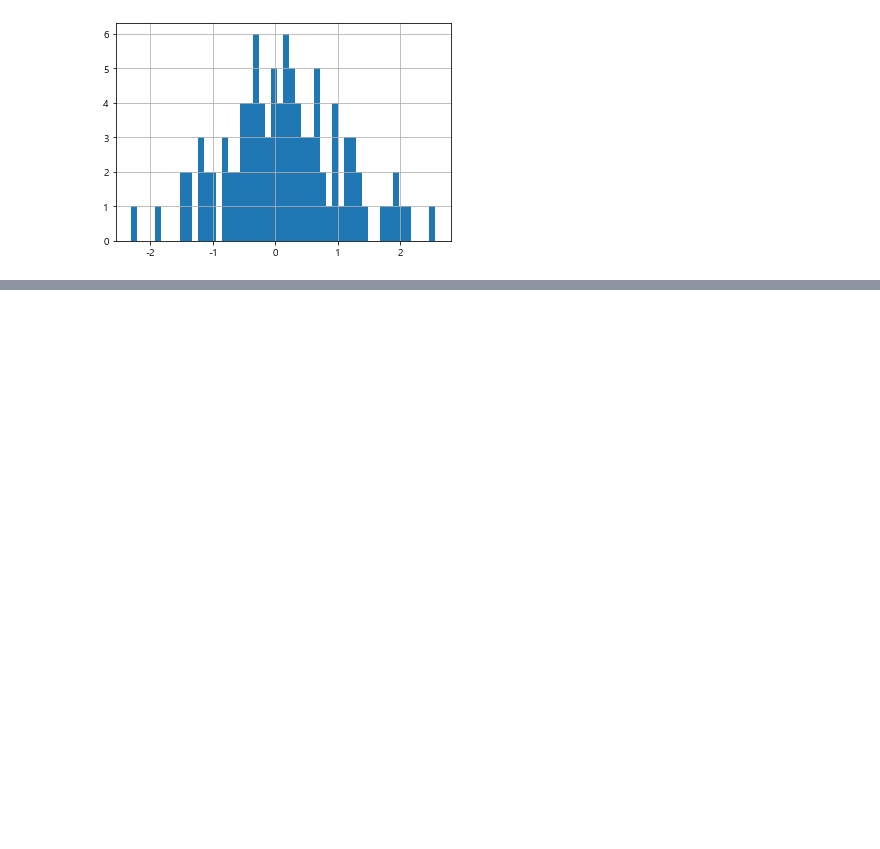
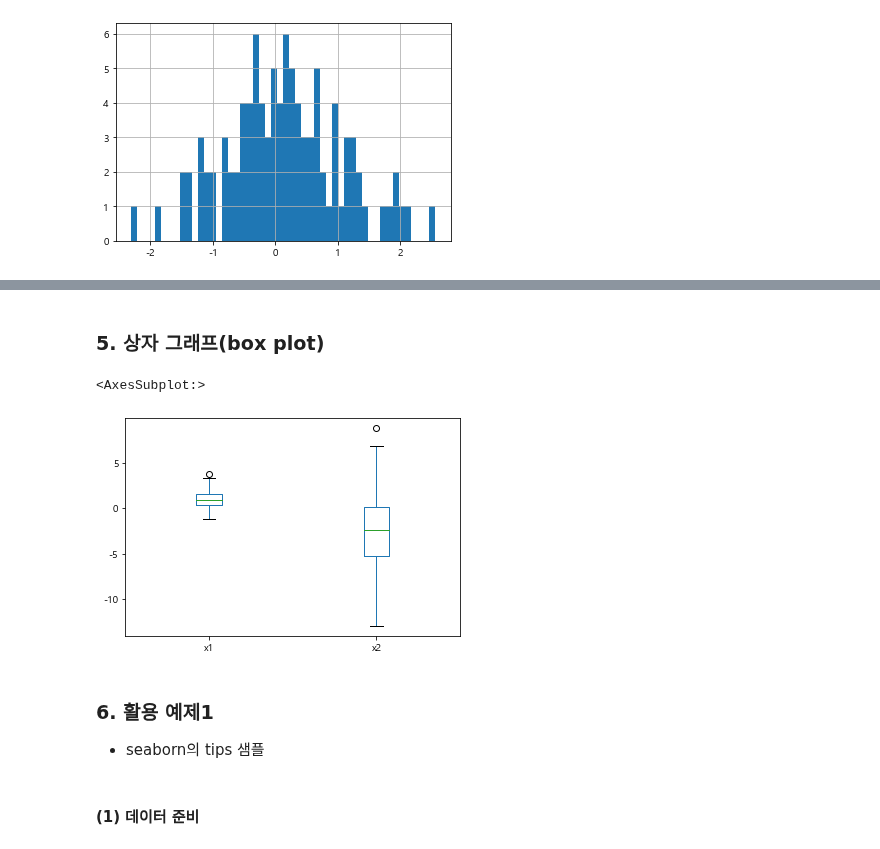
Before and after one commit to NikeLee/pythonwork, a Jupyter notebook: analysis/3_matplotlib.ipynb, the cells around one changed output, grey strips where cells are left out. Saved outputs shown, nothing was run; the diff lists cells and outputs as text; code cells hidden in the pictures; blank space fills up the shorter version.

```diff
--- a/analysis/3_matplotlib.ipynb
+++ b/analysis/3_matplotlib.ipynb
@@ -93,0 +116,13 @@ s.hist(bins=50)
+# %% [markdown]
+### 5. 상자 그래프(box plot)
+# %%
+df.plot.box()
+# %% [output]
+<AxesSubplot:>
+[figure, added]
+# %% [markdown]
+### 6. 활용 예제1
+
++ seaborn의 tips 샘플
+# %% [markdown]
+#### (1) 데이터 준비
```
Also changed, not shown: parts of 56 cells of this notebook, 1 other file.
